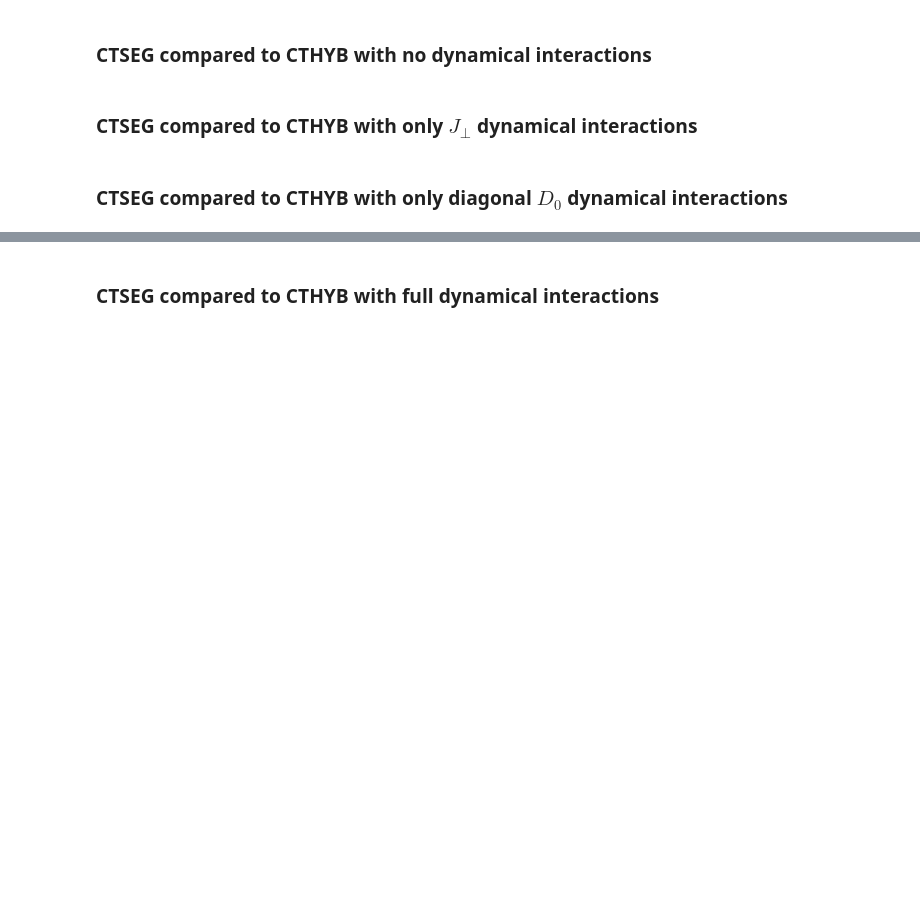
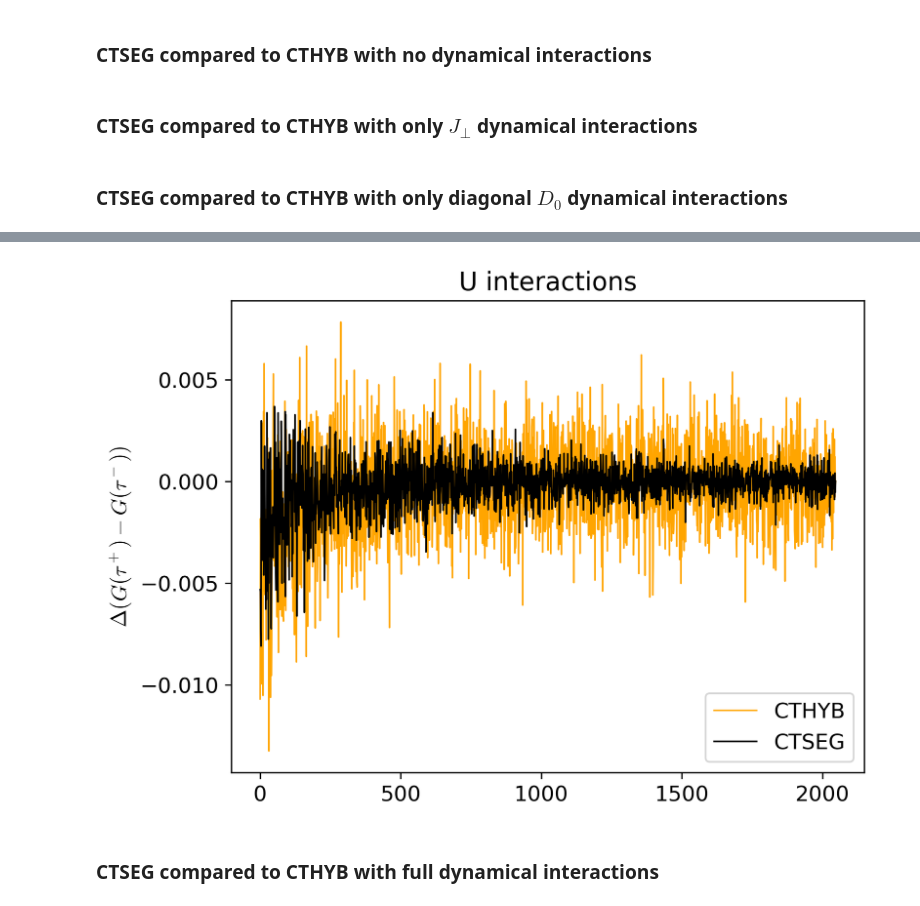
Before and after one commit to andrewkhardy/cthyb, a Jupyter notebook: benchmark/dynamic_int/CTHYB_Benchmarking.ipynb, the cells around one changed output, grey strips where cells are left out. Drawn from its saved outputs; the diff is of its cells as text; code cells hidden in the pictures; blank space fills up the shorter version.

```diff
--- a/benchmark/dynamic_int/CTHYB_Benchmarking.ipynb
+++ b/benchmark/dynamic_int/CTHYB_Benchmarking.ipynb
@@ -92,2 +111,14 @@ plt.show()
+# %%
+hyb_len = len(G_tau_hyb["up"].real.data)
+seg_len = len(G_tau_seg["up"].real.data)
+
+plt.plot(G_tau_hyb["up"].real.data[0:hyb_len//2,0,0]-np.flip(G_tau_hyb["up"].real.data[hyb_len//2-1:-1,0,0]), color="orange", linewidth = 0.9, label="CTHYB")
+plt.plot(G_tau_seg["up"].real.data[0:seg_len//2,0,0]-np.flip(G_tau_seg["up"].real.data[seg_len//2-1:-1,0,0]), color="black", linewidth = 0.9, label="CTSEG")
+plt.title(r"U interactions")
+plt.ylabel(r"$\Delta (G(\tau^+) - G(\tau^-))$")
+plt.legend()
+plt.show()
+# %% [output]
+[figure, added]
 # %% [markdown]
 ### CTSEG compared to CTHYB with full dynamical interactions
```
Also changed, not shown: parts of 8 cells of this notebook, 1 other file.
